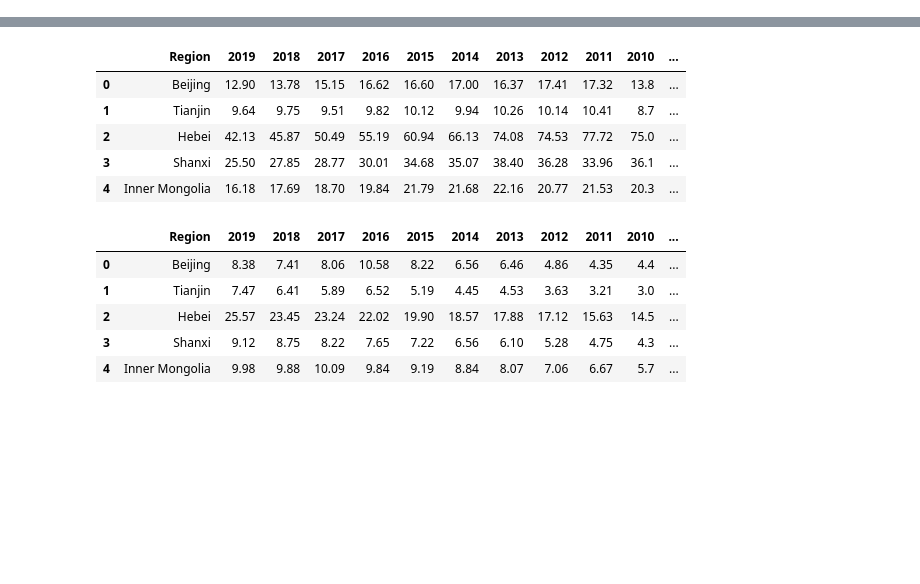
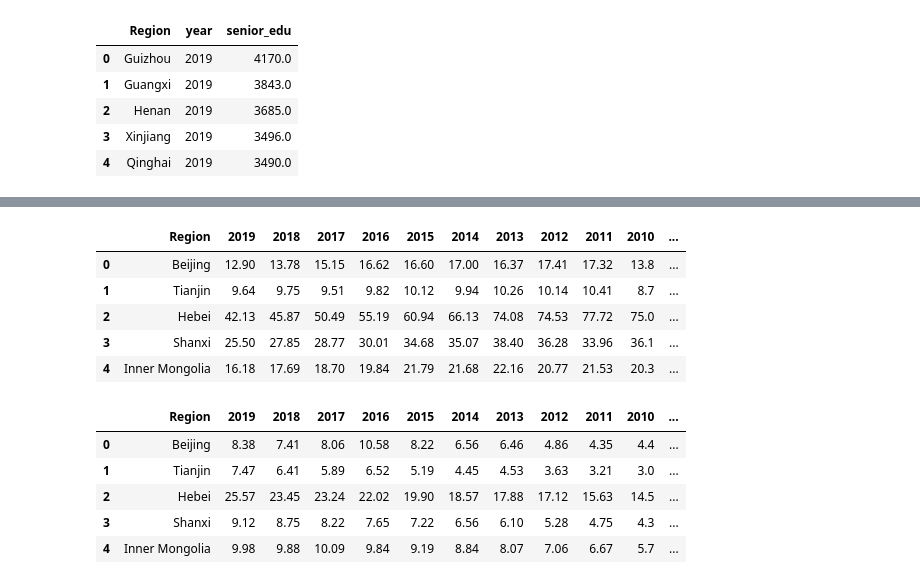
Before and after one commit to mexiliang/umich-591, a Jupyter notebook: Scatterplot.ipynb, the cells around one changed output, grey strips where cells are left out. Saved outputs shown, nothing was run; the diff lists cells and outputs as text; code cells hidden in the pictures; blank space fills up the shorter version.

```diff
--- a/Scatterplot.ipynb
+++ b/Scatterplot.ipynb
@@ -25,0 +62,10 @@ kindergarten_df.dropna(axis=1, how='all', inplace=True)
+# %%
+senior_sec_edu_df = senior_sec_edu_df.melt(id_vars='Region', var_name='year', value_name='senior_edu')
+senior_sec_edu_df.head()
+# %% [output]
+|  | Region | year | senior_edu |
+| 0 | Guizhou | 2019 | 4170.0 |
+| 1 | Guangxi | 2019 | 3843.0 |
+| 2 | Henan | 2019 | 3685.0 |
+| 3 | Xinjiang | 2019 | 3496.0 |
+| 4 | Qinghai | 2019 | 3490.0 |
```
Also changed, not shown: parts of 8 cells of this notebook, 6 other files.
